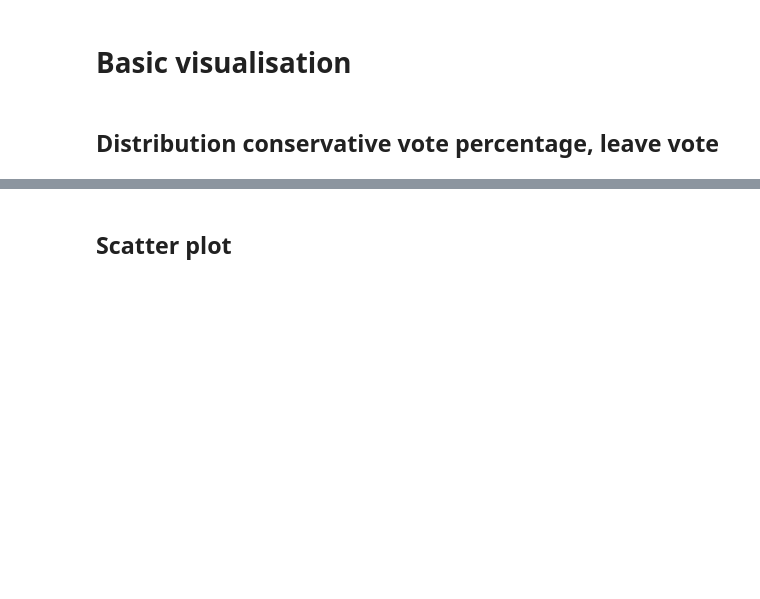
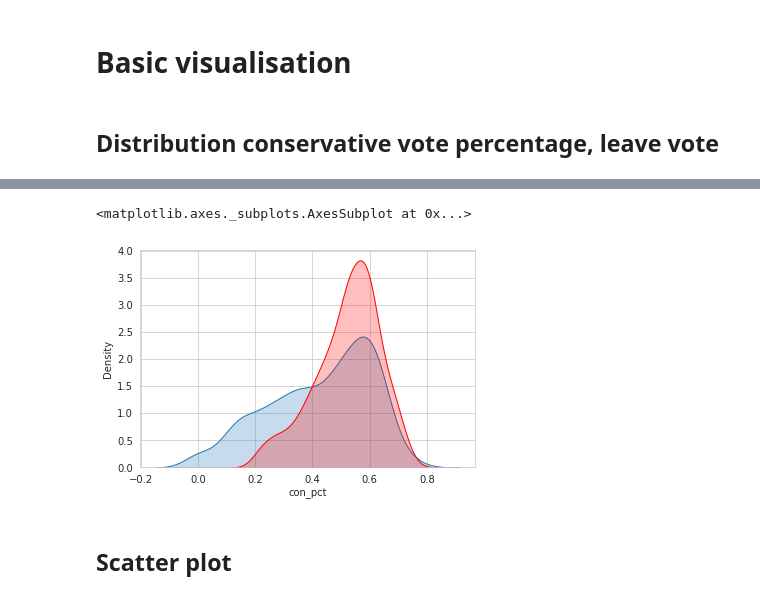
Before and after one commit to Kensuzuki95/GV918-Week-05, a Jupyter notebook: Week_05_Class_Exercise.ipynb, the cells around one changed output, grey strips where cells are left out. Cells and saved outputs as stored; diff of their text form; code cells hidden in the pictures; blank space fills up the shorter version.

```diff
--- a/Week_05_Class_Exercise.ipynb
+++ b/Week_05_Class_Exercise.ipynb
@@ -102,3 +107,9 @@ df_merge.shape
+# %%
+sns.kdeplot(x = 'con_pct' , data = df_merge, fill = True)
+sns.kdeplot(x = 'leave_pct', data = df_merge, fill = True, color = 'r')
+# %% [output]
+<matplotlib.axes._subplots.AxesSubplot at 0x...>
+[figure, added]
 # %% [markdown]
 ## Scatter plot
 # %% [markdown]
```
Also changed, not shown: parts of 7 cells of this notebook.
